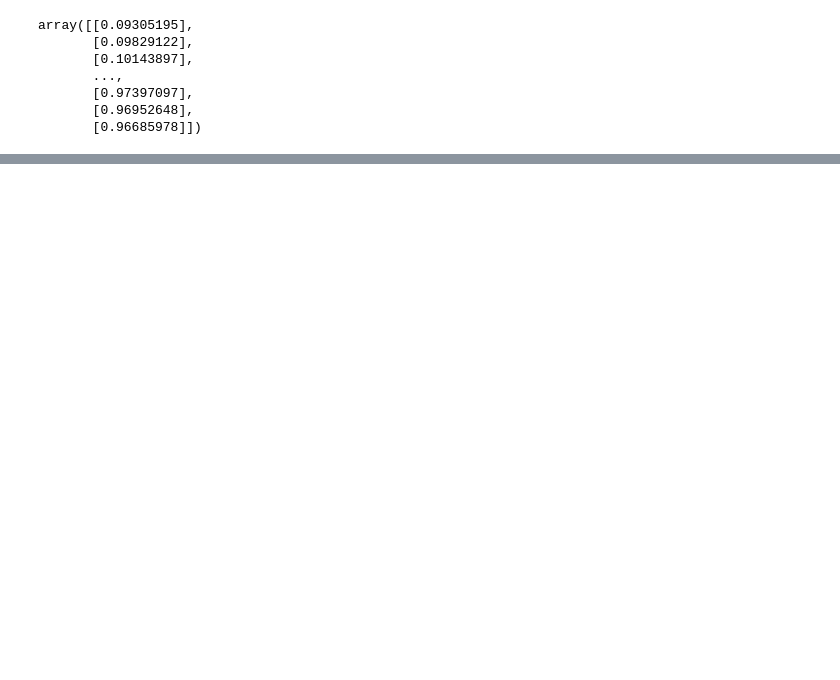
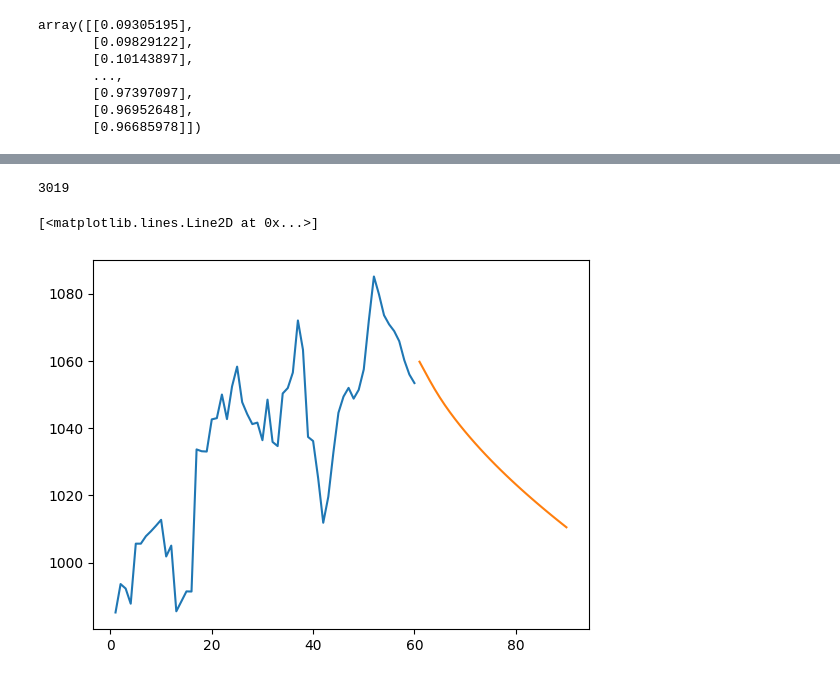
Before and after one commit to MuhamadSyarifFakhrezi/Time-Series-Prediction, a Jupyter notebook: time_series_prediction_LSTM.ipynb, the cells around one changed output, grey strips where cells are left out. Saved outputs shown, nothing was run; the diff lists cells and outputs as text; code cells hidden in the pictures; blank space fills up the shorter version.

```diff
--- a/time_series_prediction_LSTM.ipynb
+++ b/time_series_prediction_LSTM.ipynb
@@ -202,0 +279,3 @@ plt.show()
+# %%
+x_input = test_data[544:].reshape(1,-1)
+x_input.shape
@@ -202,0 +284,4 @@ plt.show()
+# %%
+temp_input = list(x_input)
+temp_input = temp_input[0].tolist()
+temp_input
@@ -202,0 +306,31 @@ plt.show()
+# %%
+# Lets predict for next 30 days
+
+list_output = []
+time_steps = 60
+i = 0
+while(i<30):
+  if(len(temp_input)>60):
+    # print(temp_input)
+    x_input = np.array(temp_input[1:])
+    print('{} day input {}'.format(i, x_input))
+    x_input = x_input.reshape(1,-1)
+    x_input = x_input.reshape((1, time_steps, 1))
+    # print(x_input)
+    y_output = model.predict(x_input, verbose=3, batch_size=256)
+    print('{} day input {}'.format(i, y_output))
+    temp_input.extend(y_output[0].tolist())
+    temp_input = temp_input[1:]
+    # print(temp_input)
+    list_output.extend(y_output.tolist())
+    i = i+1
+  else:
+    x_input = x_input.reshape((1, time_steps, 1))
+    y_output = model.predict(x_input, verbose=3, batch_size=256)
+    print(y_output[0])
+    temp_input.extend(y_output[0].tolist())
+    print(len(temp_input))
+    list_output.extend(y_output.tolist())
+    i = i+1
+
+print(list_output)
@@ -202,0 +355,14 @@ plt.show()
+# %%
+day_new = np.arange(1, 61)
+day_predict = np.arange(61, 91)
+# %%
+len(data_set_scaled)
+# %% [output]
+3019
+# %%
+# plot prediction result
+plt.plot(day_new, minmax_scaler.inverse_transform(data_set_scaled[2959:]))
+plt.plot(day_predict, minmax_scaler.inverse_transform(list_output))
+# %% [output]
+[<matplotlib.lines.Line2D at 0x...>]
+[figure, added]
```
Also changed, not shown: parts of 41 cells of this notebook.
